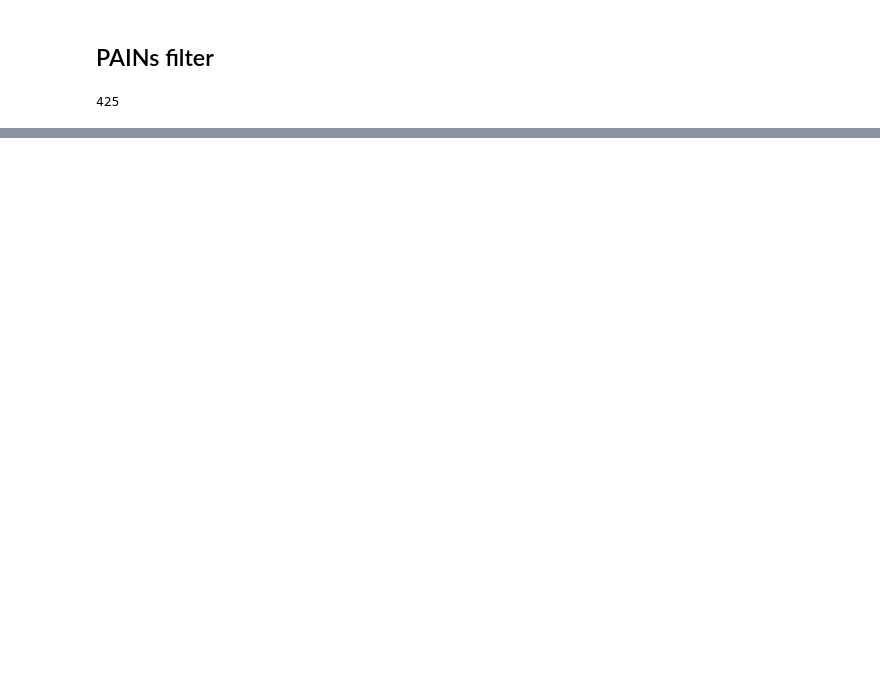
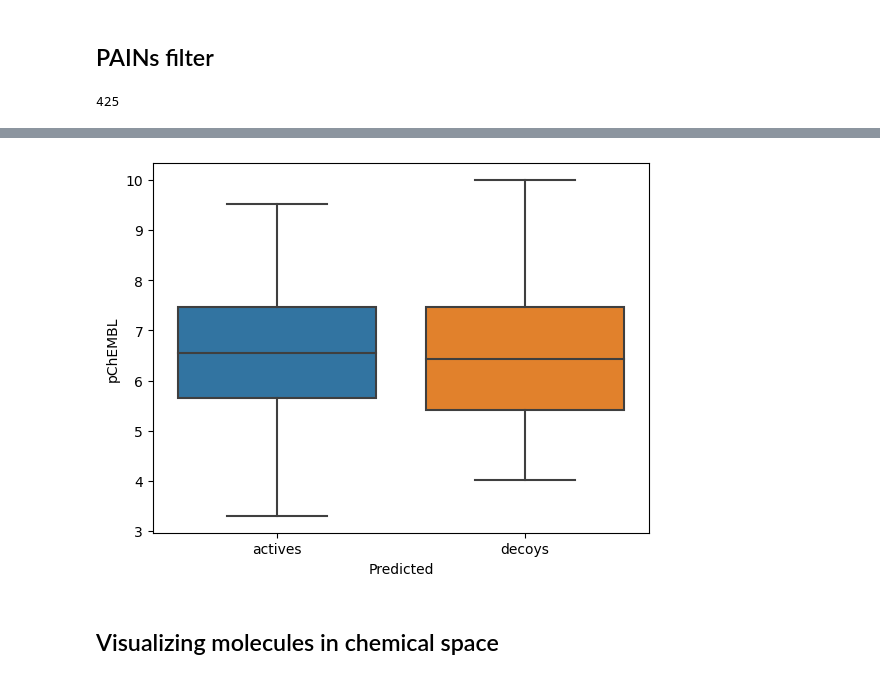
Before and after one commit to lich-uct/cdd2023, a Jupyter notebook: vmelichar/project.ipynb, the cells around one changed output, grey strips where cells are left out. Drawn from its saved outputs; the diff is of its cells as text; code cells hidden in the pictures; blank space fills up the shorter version.

```diff
--- a/vmelichar/project.ipynb
+++ b/vmelichar/project.ipynb
@@ -198,0 +387,8 @@ There are 532 molecules with 1 PAIN structure and 4 molecules with 2 PAIN struct
+# %%
+# boxplot by predicted
+sns.boxplot(data=distributions, x='Predicted', y='pChEMBL')
+plt.show()
+# %% [output]
+[figure, added]
+# %% [markdown]
+## Visualizing molecules in chemical space
```
Also changed, not shown: parts of 29 cells of this notebook, 1 other file.
